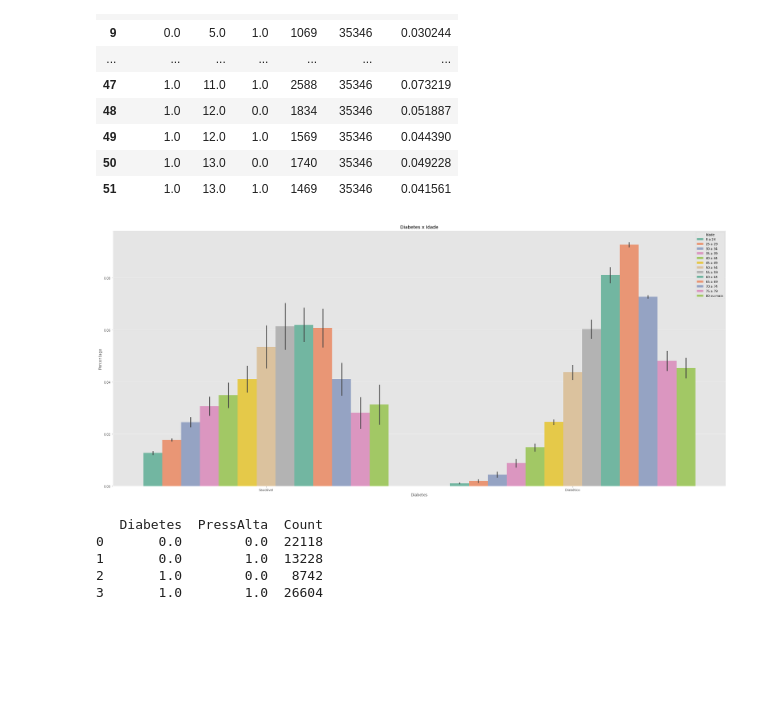
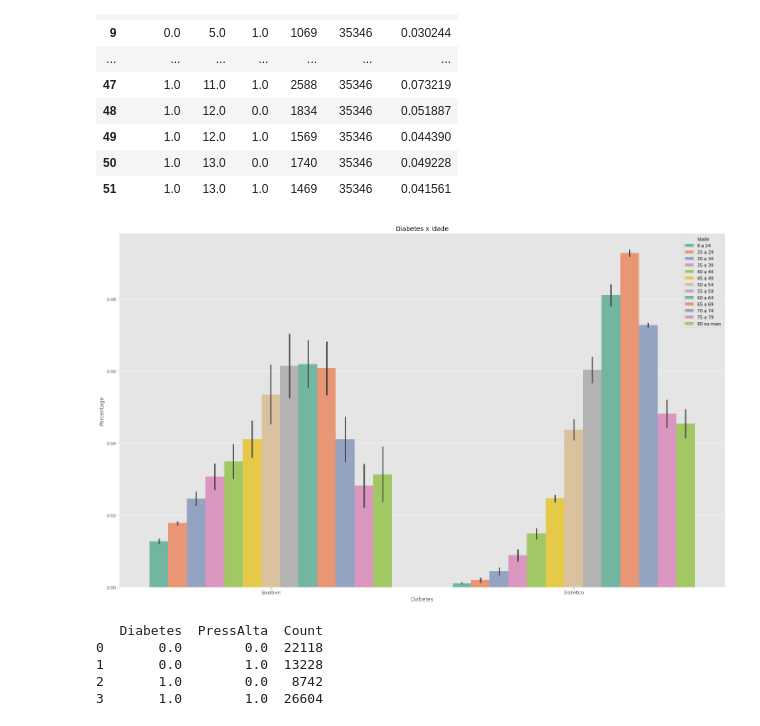
Before and after one commit to allanbraquiel/Stack_Labs_2_Squad_Scikit-Learn, a Jupyter notebook: notebook/StackLabs_DiabetesPrediction_Graphs060422.ipynb, the cells around one changed output. Saved outputs shown, nothing was run; the diff lists cells and outputs as text; code cells hidden in the pictures; blank space fills up the shorter version.

```diff
--- a/notebook/StackLabs_DiabetesPrediction_Graphs060422.ipynb
+++ b/notebook/StackLabs_DiabetesPrediction_Graphs060422.ipynb
@@ -408,12 +408,12 @@ Temp2['Diabetes'] = Temp2['Diabetes'].replace({0.0:'Saudável', 1.0:'Diabético'
 Temp2['Idade'] = Temp2['Idade'].replace({1:'8 a 24', 2:'25 a 29', 3:'30 a 34', 4:'35 a 39', 5:'40 a 44', 6:'45 a 49', 7:'50 a 54', 8:'55 a 59', 9:'60 a 64', 10:'65 a 69',11:'70 a 74', 12:'75 a 79', 13: '80 ou mais' })
 Temp2['Sexo'] = Temp2['Sexo'].replace({0.0:'Masculino', 1.0:'Feminino'})
 # %%
-plt.figure(figsize = (35,15))
+plt.figure(figsize = (25,15))
 sns.barplot(x = 'Diabetes', y = 'Percentage', hue = 'Idade', data = Temp2, palette = 'Set2')
 plt.title("Diabetes x Idade")
 plt.show()
 # %% [output]
-[figure, old version]
+[figure, new version]
 # %%
 diabetes_pa = df_diabetes.groupby(['Diabetes', 'PressAlta']).size().reset_index(name = 'Count')
 print(diabetes_pa)
```
Also changed, not shown: parts of 3 cells of this notebook, 1 other file.
